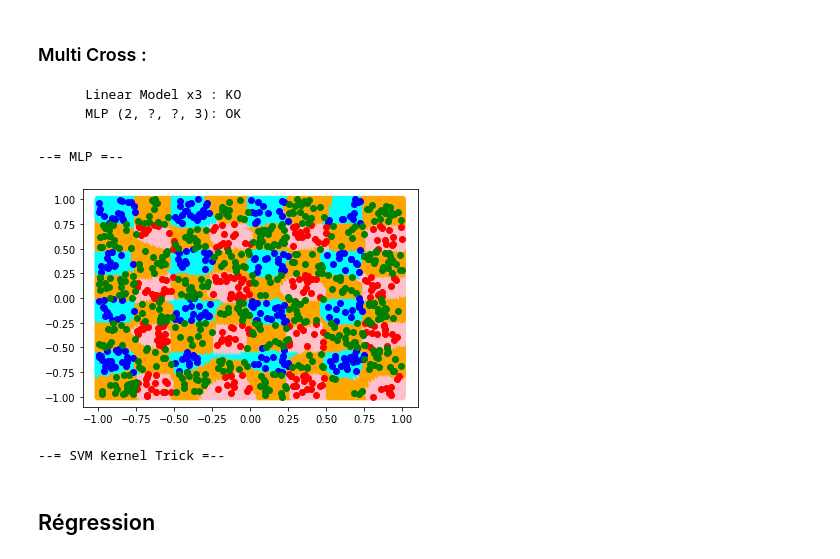
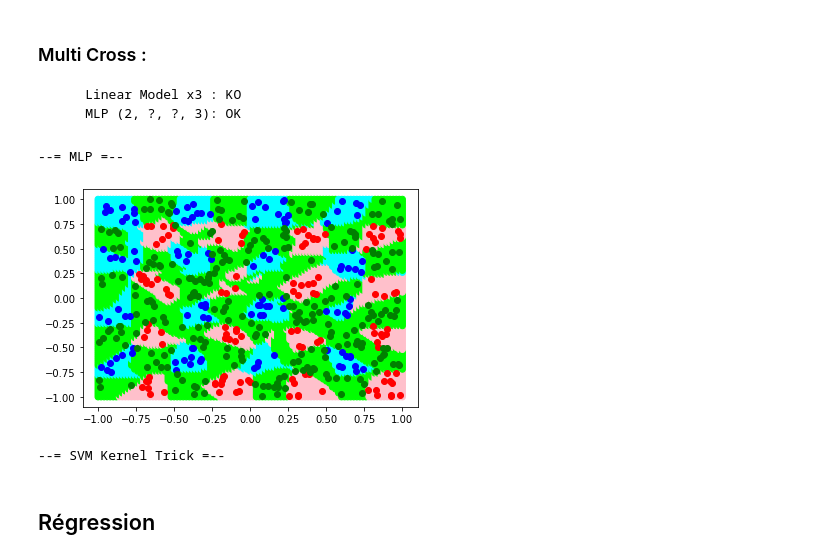
Before and after one commit to 0xFranchouillard/ML_Project, a Jupyter notebook: PYTHON_APP/projet_annuel_machine_learning/Notebook___CAS_DE_TESTS.ipynb, the cells around one changed output. Cells and saved outputs as stored; diff of their text form; code cells hidden in the pictures.

```diff
--- a/PYTHON_APP/projet_annuel_machine_learning/Notebook___CAS_DE_TESTS.ipynb
+++ b/PYTHON_APP/projet_annuel_machine_learning/Notebook___CAS_DE_TESTS.ipynb
@@ -981,9 +1302,13 @@ plt.clf()
         Linear Model x3 : KO
         MLP (2, ?, ?, 3): OK
 # %%
-X = np.random.random((1000, 2)) * 2.0 - 1.0
+X = np.random.random((500, 2)) * 2.0 - 1.0
 Y = np.array([[1, 0, 0] if abs(p[0] % 0.5) <= 0.25 and abs(p[1] % 0.5) > 0.25 else [0, 1, 0] if abs(p[0] % 0.5) > 0.25 and abs(p[1] % 0.5) <= 0.25 else [0, 0, 1] for p in X])
 # %%
+Y1 = np.array([1 if v[0] == 1 else -1 for v in Y])
+Y2 = np.array([1 if v[1] == 1 else -1 for v in Y])
+Y3 = np.array([1 if v[2] == 1 else -1 for v in Y])
+
 #MLP
 print("--= MLP =--")
 model = create_mlp_model(my_lib, [2, 26, 26, 3])
@@ -996,7 +1321,7 @@ predicted_values = [predict_mlp_model_classification_3_class(my_lib, model, p) f
 
 classes = [np.argmax(v) for v in predicted_values]
 
-colors = ['cyan' if c == 0 else ('pink' if c == 1 else 'orange') for c in classes]
+colors = ['cyan' if c == 0 else ('pink' if c == 1 else 'lime') for c in classes]
 
 plt.scatter([p[0] for p in points], [p[1] for p in points], c=colors)
 
@@ -1009,42 +1334,81 @@ plt.clf()
 destroy_mlp_model(my_lib, model)
 
 #SVM Kernel Trick
 print("--= SVM Kernel Trick =--")
-Y1 = np.array([1 if v[0] == 1 else -1 for v in Y])
-Y2 = np.array([1 if v[1] == 1 else -1 for v in Y])
-Y3 = np.array([1 if v[2] == 1 else -1 for v in Y])
-
-model = create_svm_kernel_trick_model(my_lib, X, Y1)
-model2 = create_svm_kernel_trick_model(my_lib, X, Y2)
-model3 = create_svm_kernel_trick_model(my_lib, X, Y3)
+model = create_svm_kernel_trick_model(my_lib, X, Y1, 0.01, 500000)
+model2 = create_svm_kernel_trick_model(my_lib, X, Y2, 0.01, 500000)
+model3 = create_svm_kernel_trick_model(my_lib, X, Y3, 0.01, 500000)
 
 points = [[i / 50.0, j / 50.0] for i in range(-50, 51) for j in range(-50, 51)]
 
 predicted_values = [predict_svm_kernel_trick(my_lib, model, p) for p in points]
 predicted_values2 = [predict_svm_kernel_trick(my_lib, model2, p) for p in points]
 predicted_values3 = [predict_svm_kernel_trick(my_lib, model3, p) for p in points]
 for i in range(len(predicted_values)):
     if predicted_values[i] >= 0:
         predicted_values[i] = 0
     if predicted_values2[i] >= 0:
         predicted_values[i] = 1
     if predicted_values3[i] >= 0:
         predicted_values[i] = 2
     if predicted_values[i] < 0 and predicted_values2[i] < 0 and predicted_values3[i] < 0:
         predicted_values[i] = 3
 
-colors = ['cyan' if c == 0 else ('pink' if c == 1 else ('orange' if c == 2 else 'yellow')) for c in predicted_values]
+colors = ['cyan' if c == 0 else ('pink' if c == 1 else ('lime' if c == 2 else 'yellow')) for c in predicted_values]
 
 plt.scatter([p[0] for p in points], [p[1] for p in points], c=colors)
 
 plt.scatter(np.array(list(map(lambda elt : elt[1], filter(lambda c: Y[c[0]][0] == 1, enumerate(X)))))[:,0], np.array(list(map(lambda elt : elt[1], filter(lambda c: Y[c[0]][0] == 1, enumerate(X)))))[:,1], color='blue')
 plt.scatter(np.array(list(map(lambda elt : elt[1], filter(lambda c: Y[c[0]][1] == 1, enumerate(X)))))[:,0], np.array(list(map(lambda elt : elt[1], filter(lambda c: Y[c[0]][1] == 1, enumerate(X)))))[:,1], color='red')
 plt.scatter(np.array(list(map(lambda elt : elt[1], filter(lambda c: Y[c[0]][2] == 1, enumerate(X)))))[:,0], np.array(list(map(lambda elt : elt[1], filter(lambda c: Y[c[0]][2] == 1, enumerate(X)))))[:,1], color='green')
 plt.show()
 plt.clf()
+
+destroy_svm_kernel_trick_model(my_lib, model)
+destroy_svm_kernel_trick_model(my_lib, model2)
+destroy_svm_kernel_trick_model(my_lib, model3)
+
+#RBF Naïf
+print("--= RBF Naïf =--")
+model = create_rbf_k_center_model(my_lib, 2, len(X), 50)
+model2 = create_rbf_k_center_model(my_lib, 2, len(X), 50)
+model3 = create_rbf_k_center_model(my_lib, 2, len(X), 50)
+
+train_rosenblatt_rbf_k_center_model(my_lib, model, X.flatten(), Y1, 500000, 0.03)
+train_rosenblatt_rbf_k_center_model(my_lib, model2, X.flatten(), Y2, 500000, 0.03)
+train_rosenblatt_rbf_k_center_model(my_lib, model3, X.flatten(), Y3, 500000, 0.03)
+
+points = [[i / 50.0, j / 50.0] for i in range(-50, 51) for j in range(-50, 51)]
+
+predicted_values = [predict_rbf_k_center_model_classification(my_lib, model, p) for p in points]
+predicted_values2 = [predict_rbf_k_center_model_classification(my_lib, model2, p) for p in points]
+predicted_values3 = [predict_rbf_k_center_model_classification(my_lib, model3, p) for p in points]
+for i in range(len(predicted_values)):
+    if predicted_values[i] >= 0:
+        predicted_values[i] = 0
+    if predicted_values2[i] >= 0:
+        predicted_values[i] = 1
+    if predicted_values3[i] >= 0:
+        predicted_values[i] = 2
+    if predicted_values[i] < 0 and predicted_values2[i] < 0 and predicted_values3[i] < 0:
+        predicted_values[i] = 3
+
+colors = ['cyan' if c == 0 else ('pink' if c == 1 else ('lime' if c == 2 else 'yellow')) for c in predicted_values]
+
+plt.scatter([p[0] for p in points], [p[1] for p in points], c=colors)
+
+plt.scatter(np.array(list(map(lambda elt : elt[1], filter(lambda c: Y[c[0]][0] == 1, enumerate(X)))))[:,0], np.array(list(map(lambda elt : elt[1], filter(lambda c: Y[c[0]][0] == 1, enumerate(X)))))[:,1], color='blue')
+plt.scatter(np.array(list(map(lambda elt : elt[1], filter(lambda c: Y[c[0]][1] == 1, enumerate(X)))))[:,0], np.array(list(map(lambda elt : elt[1], filter(lambda c: Y[c[0]][1] == 1, enumerate(X)))))[:,1], color='red')
+plt.scatter(np.array(list(map(lambda elt : elt[1], filter(lambda c: Y[c[0]][2] == 1, enumerate(X)))))[:,0], np.array(list(map(lambda elt : elt[1], filter(lambda c: Y[c[0]][2] == 1, enumerate(X)))))[:,1], color='green')
+plt.show()
+plt.clf()
+
+destroy_rbf_k_center_model(my_lib, model)
+destroy_rbf_k_center_model(my_lib, model2)
+destroy_rbf_k_center_model(my_lib, model3)
 # %% [output]
 --= MLP =--
-[figure, old version]
+[figure, new version]
 --= SVM Kernel Trick =--
 # %% [markdown]
 ## Régression
```
Also changed, not shown: parts of 12 cells of this notebook, 15 other files.
